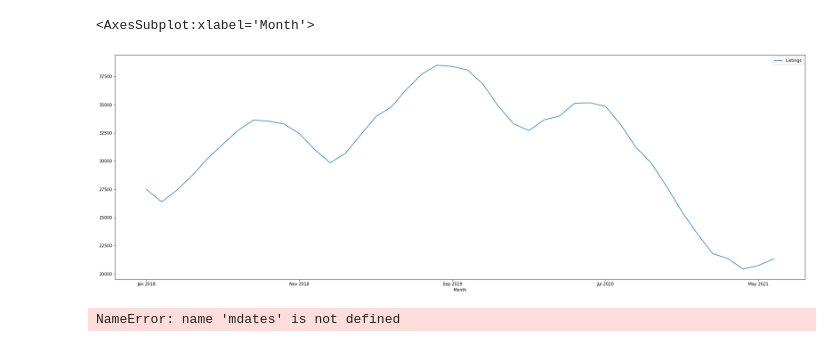
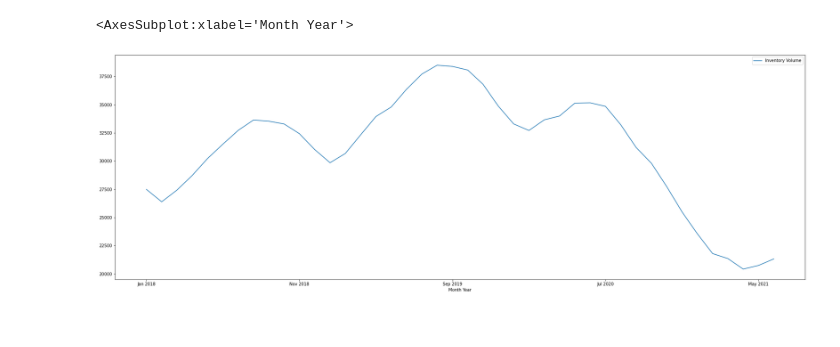
Before and after one commit to Yingying-Li-Data/Project_1, a Jupyter notebook: Bradley.ipynb, the cells around one changed output. Saved outputs shown, nothing was run; the diff lists cells and outputs as text; code cells hidden in the pictures.

Commit message:
Added Population Density file

```diff
--- a/Bradley.ipynb
+++ b/Bradley.ipynb
@@ -6,23 +6,33 @@ import numpy as np
 import matplotlib.pyplot as plt
 from census import Census
 import requests
-from datetime import datetime
 
+# Access cleaned housing data (using Power Query in Excel)
 
-# Census API key
-from config import api_key
+metro_hv_df = pd.read_csv("Data/Metro_zhvi_uc_sfr_tier_0.33_0.67_sm_sa_month_modified.csv")
+metro_inventory_df = pd.read_csv("Data/Metro_invt_fs_uc_sfr_sm_month_modified.csv")
+zipcode_hv_df = pd.read_csv("Data/Zip_zhvi_uc_sfr_tier_0.33_0.67_sm_sa_month_modified.csv")
+census_df = pd.read_csv("Data/Census/all_census_data_zipcode.csv")
 
-# Access raw housing data
+# Merge house value file with census file
+hv_census_df = pd.merge(zipcode_hv_df, census_df, how='outer', on='Zipcode_Year')
 
-metro_hv_df = pd.read_csv("Data/Metro_zhvi_uc_sfr_tier_0.33_0.67_sm_sa_month.csv")
-metro_inventory_df = pd.read_csv("Data/Metro_invt_fs_uc_sfr_sm_month.csv")
-zipcode_hv_df = pd.read_csv("Data/Zip_zhvi_uc_sfr_tier_0.33_0.67_sm_sa_month.csv")
+# Drop zipcodes that don't have exist in one of the files
+hv_census_df = hv_census_df.dropna()
 
-# Filter all the dataframes to select only Atlanta Metro
+# Adding affordability column (how many years of household income would it take to buy a house at the average house price)
+hv_census_df["Affordability"] = hv_census_df["Average House Price"] / hv_census_df["Household Income"]
 
-metro_hv_df = metro_hv_df.loc[metro_hv_df["RegionName"] == "Atlanta, GA"]
-metro_inventory_df = metro_inventory_df.loc[metro_inventory_df["RegionName"] == "Atlanta, GA"]
-zipcode_hv_df = zipcode_hv_df.loc[zipcode_hv_df["Metro"] == "Atlanta-Sandy Springs-Roswell"]
+hv_census_df = hv_census_df.drop(columns=['Zipcode_y', 'Year_y'])
+hv_census_df = hv_census_df.rename(columns={"Zipcode_x": "Zipcode", "Year_x": "Year"})
+hv_census_df["Zipcode"] = hv_census_df["Zipcode"].astype(int)
+hv_census_df["Year"] = hv_census_df["Year"].astype(int)
+hv_census_df["Population"] = hv_census_df["Population"].astype(int)
+hv_census_df["Household Income"] = hv_census_df["Household Income"].astype(int)
+hv_census_df["Per Capita Income"] = hv_census_df["Per Capita Income"].astype(int)
+hv_census_df["Poverty Count"] = hv_census_df["Poverty Count"].astype(int)
+hv_census_df["Average House Price"] = hv_census_df["Average House Price"].round(2)
+hv_census_df["Affordability"] = hv_census_df["Affordability"].round(2)
 # %%
 metro_hv_df
 # %% [output]
@@ -94,0 +79,4 @@ months2
+# %%
+# new = old.filter(['A','B','D'], axis=1)
+inv_by_mo_df = metro_inventory_df.filter(['Inventory Volume','Month Year'])
+inv_by_mo_df.head()
@@ -116,13 +93,11 @@ df
 # %%
-ax = df.plot(x="Month",y="Listings",figsize=(30,10))
+ax = inv_by_mo_df.plot(x='Month Year',y='Inventory Volume',figsize=(30,10))
 ax
 # %% [output]
-<AxesSubplot:xlabel='Month'>
+<AxesSubplot:xlabel='Month Year'>
-[figure, old version]
+[figure, new version]
 # %%
 ax.xaxis.set_major_locator(mdates.MonthLocator(interval=1))
-# %% [output]
-NameError: name 'mdates' is not defined
 # %%
 # # Line chart for Home inventory by month
 
```
Also changed, not shown: parts of 10 cells of this notebook, 3 other files.
